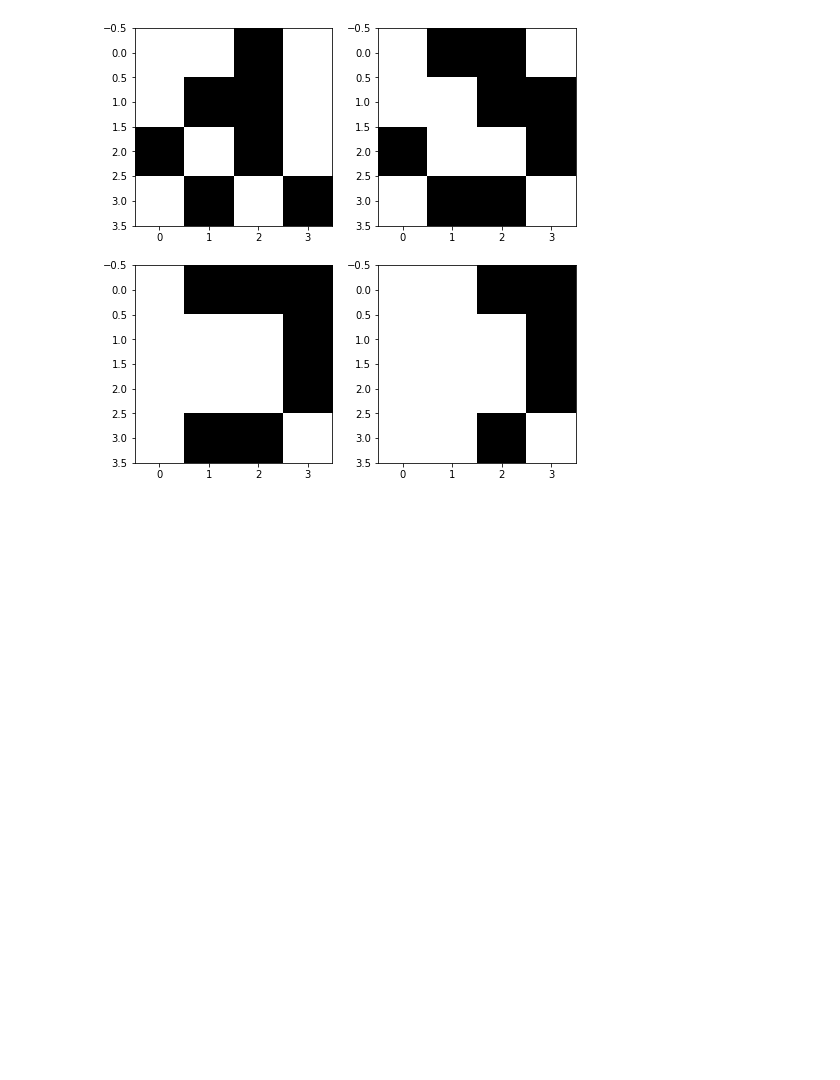
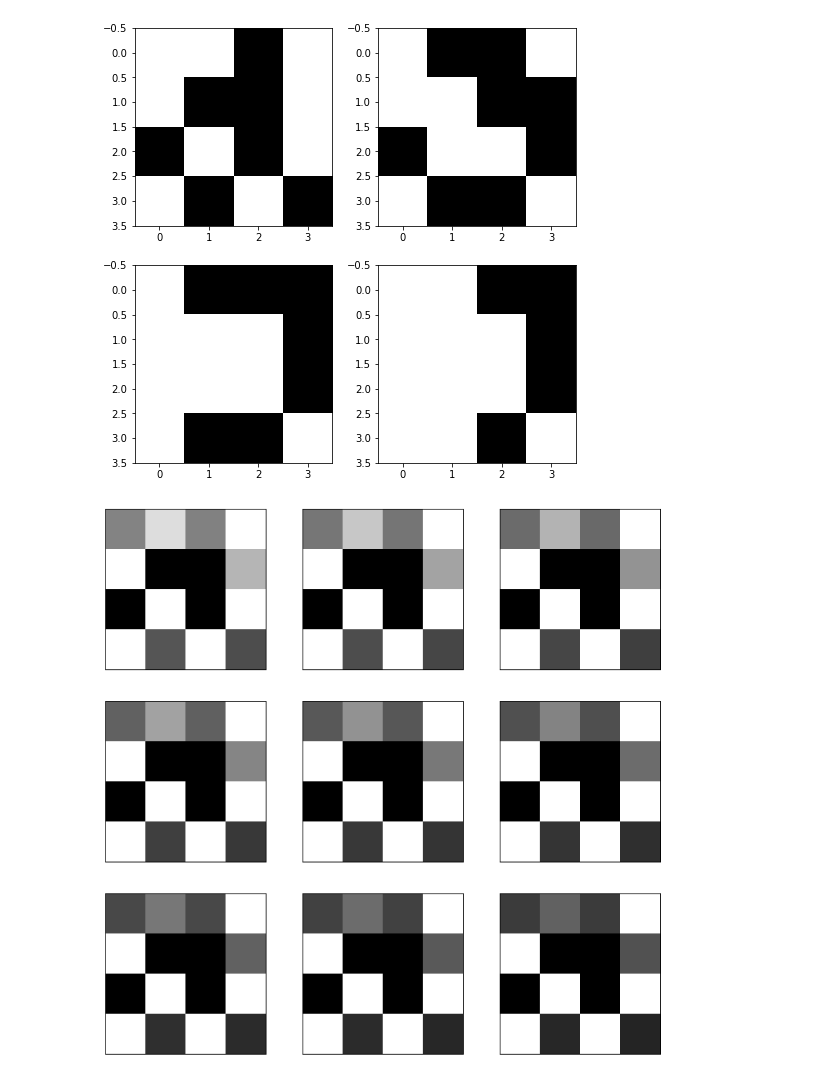
Before and after one commit to emiltj/data-science-exam-2022, a Jupyter notebook: scripts/ds.ipynb, the cells around one changed output. Cells and saved outputs as stored; diff of their text form; code cells hidden in the pictures; blank space fills up the shorter version.

Commit message:
added corrosion

```diff
--- a/scripts/ds.ipynb
+++ b/scripts/ds.ipynb
@@ -150,3 +182,31 @@ for i in range(1, len(generations)+1):
 plt.show()
 # %% [output]
 [figure]
+# %%
+# Define q(d, y) - Function that calculates impending corrosion speed - also based on y.
+def Q(d, y):
+    return (255 - d) * y
+
+# Define seed
+seed = np.array([[124, 34, 126, 0], [0, 255, 255, 74], [255, 0, 255, 0], [0, 170, 0, 178]])
+
+# Perform 8 steps of corrosion
+generations = corrosion(seed, 8, 0.1, 6, Q)
+
+# Plot output
+_, axs = plt.subplots(3, 3, figsize=(12, 12))
+axs = axs.flatten()
+for img, ax in zip(generations, axs):
+    ax.imshow(img, cmap="gray_r")
+    ax.axes.xaxis.set_ticklabels([]) # Remove ticklabels for both axes
+    ax.axes.yaxis.set_ticklabels([])
+    ax.set_xticks([]) # Remove ticks (minor and major) from both axes
+    ax.set_xticks([], minor=True)
+    ax.set_yticks([])
+    ax.set_yticks([], minor=True)
+    ax.patch.set_edgecolor('black') # Border around each subplot
+    ax.patch.set_linewidth('1')
+plt.savefig(os.path.join('output', 'generations_example.png'), transparent = True)
+plt.show()
+# %% [output]
+[figure, added]
```
Also changed, not shown: parts of 7 cells of this notebook, 2 other files.
